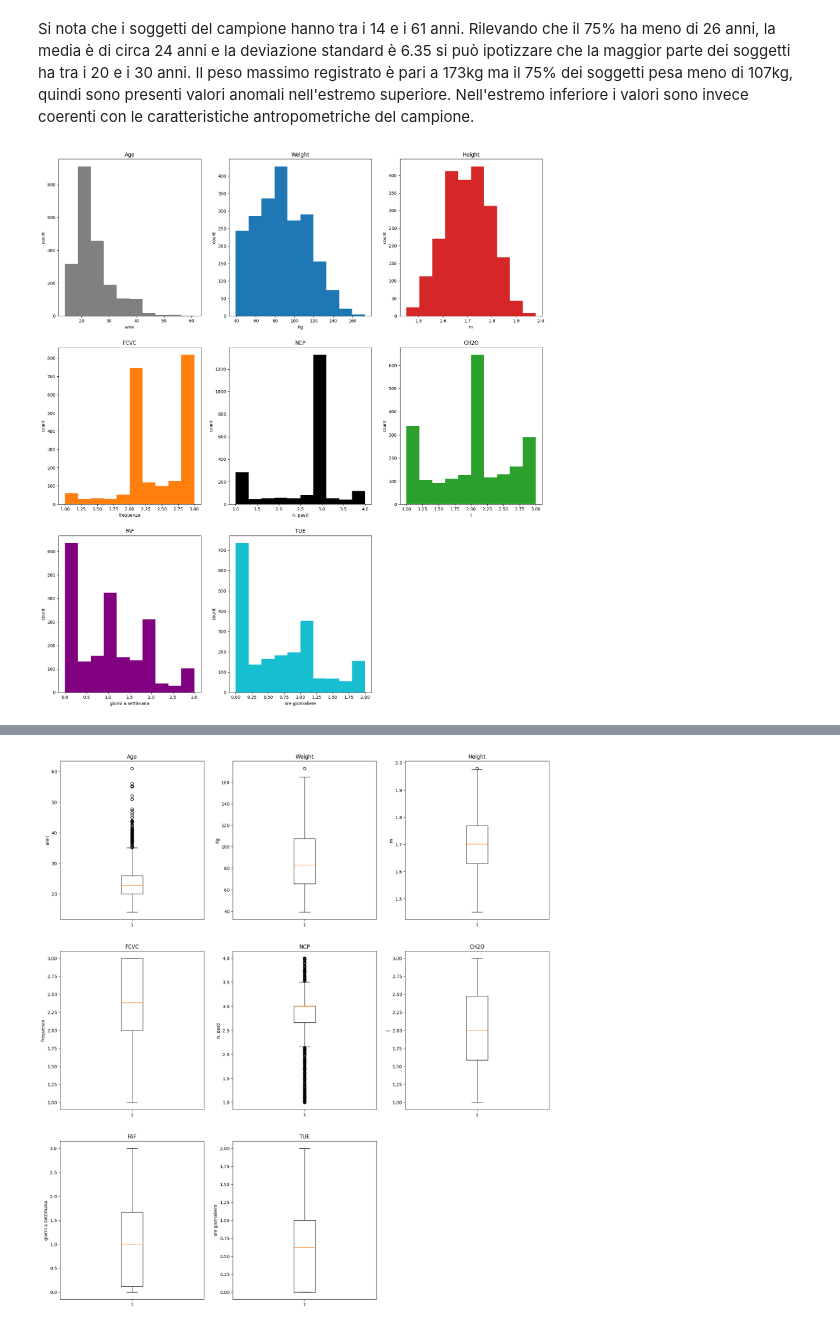
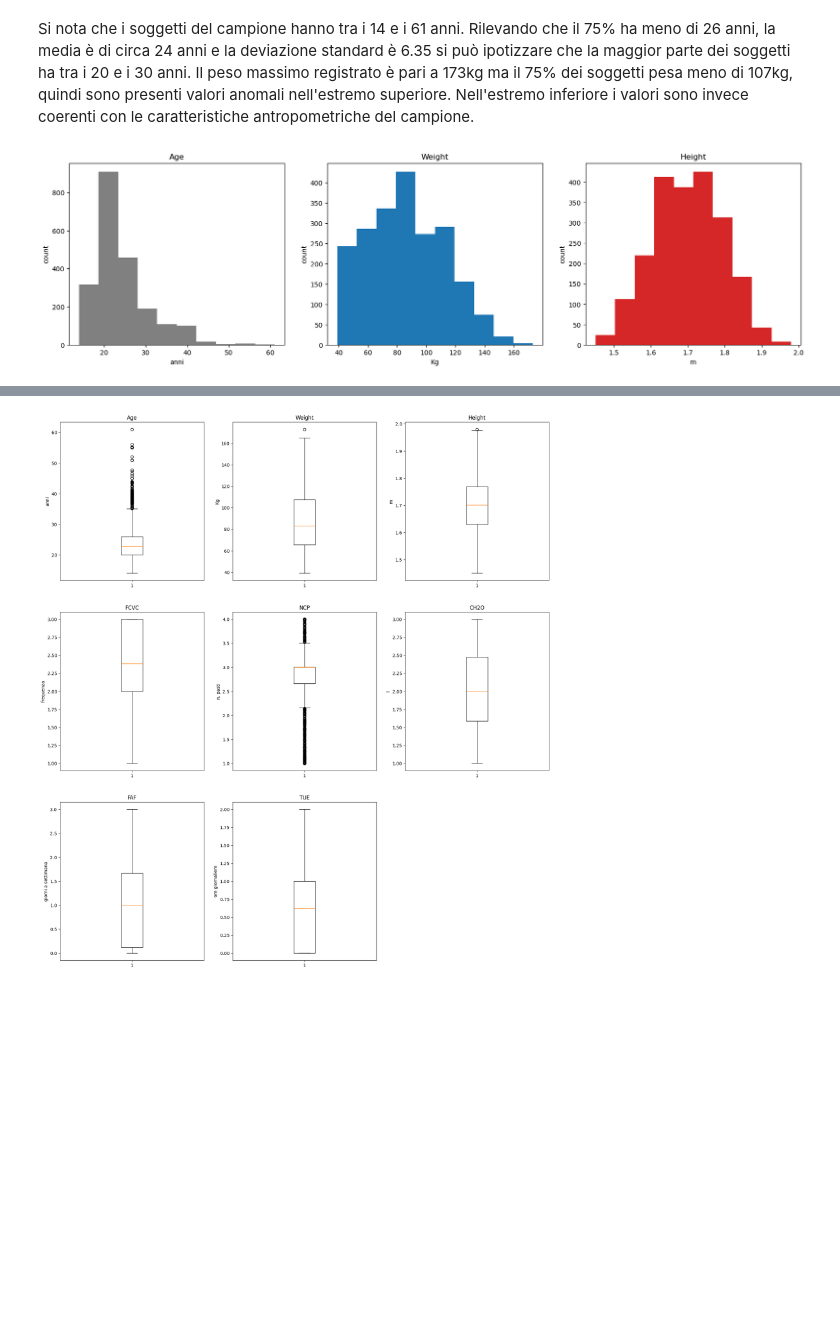
Before and after one commit to LorenzoColletta/DataIntensive, a Jupyter notebook: Data_Intensive_Project.ipynb, the cells around one changed output, grey strips where cells are left out. Drawn from its saved outputs; the diff is of its cells as text; code cells hidden in the pictures; blank space fills up the shorter version.

```diff
--- a/Data_Intensive_Project.ipynb
+++ b/Data_Intensive_Project.ipynb
@@ -191,56 +191,25 @@ Si nota che i soggetti del campione hanno tra i 14 e i 61 anni. Rilevando che il
 Il peso massimo registrato è pari a 173kg ma il 75% dei soggetti pesa meno di 107kg, quindi sono presenti valori anomali nell'estremo superiore.
 Nell'estremo inferiore i valori sono invece coerenti con le caratteristiche antropometriche del campione.
 # %%
-plt.figure(figsize=(20, 30))
+plt.figure(figsize=(20, 5))
 
-plt.subplot(4, 3, 1)
+plt.subplot(1, 3, 1)
 plt.title('Age')
 plt.hist(obesity_row_data['Age'], label="Age", color='gray')
 plt.ylabel('count')
 plt.xlabel('anni')
 
-plt.subplot(4, 3, 2)
+plt.subplot(1, 3, 2)
 plt.title('Weight')
 plt.hist(obesity_row_data['Weight'], label="weight")
 plt.ylabel('count')
 plt.xlabel('Kg')
 
-plt.subplot(4, 3, 3)
+plt.subplot(1, 3, 3)
 plt.title('Height')
 plt.hist(obesity_row_data['Height'], label="height", color="tab:red")
 plt.ylabel('count')
 plt.xlabel('m')
-
-plt.subplot(4, 3, 4)
-plt.title('FCVC')
-plt.hist(obesity_row_data['FCVC'], label="FCVC", color="tab:orange")
-plt.ylabel('count')
-plt.xlabel('frequenza')
-
-plt.subplot(4, 3, 5)
-plt.title('NCP')
-plt.hist(obesity_row_data['NCP'], label="NCP", color="black")
-plt.ylabel('count')
-plt.xlabel('n. pasti')
-
-plt.subplot(4, 3, 6)
-plt.title('CH2O')
-plt.hist(obesity_row_data['CH2O'], label="CH2O", color="tab:green")
-plt.ylabel('count')
-plt.xlabel('l')
-
-plt.subplot(4, 3, 7)
-plt.title('FAF')
-plt.hist(obesity_row_data['FAF'], label="FAF", color="purple")
-plt.ylabel('count')
-plt.xlabel('giorni a settimana')
-
-plt.subplot(4, 3, 8)
-plt.title('TUE')
-plt.hist(obesity_row_data['TUE'], label="TUE", color="tab:cyan")
-plt.ylabel('count')
-plt.xlabel('ore giornaliere')
-
 plt.show()
 # %% [output]
-[figure, old version]
+[figure, new version]
```
Also changed, not shown: parts of 5 cells of this notebook.
